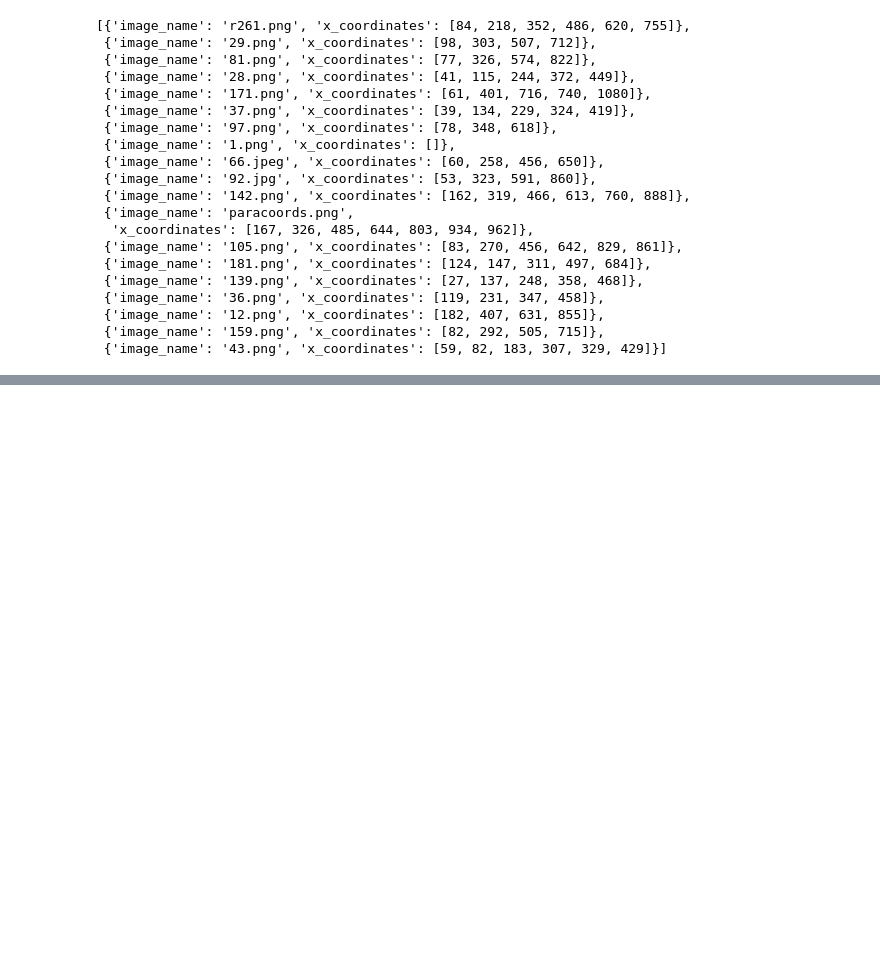
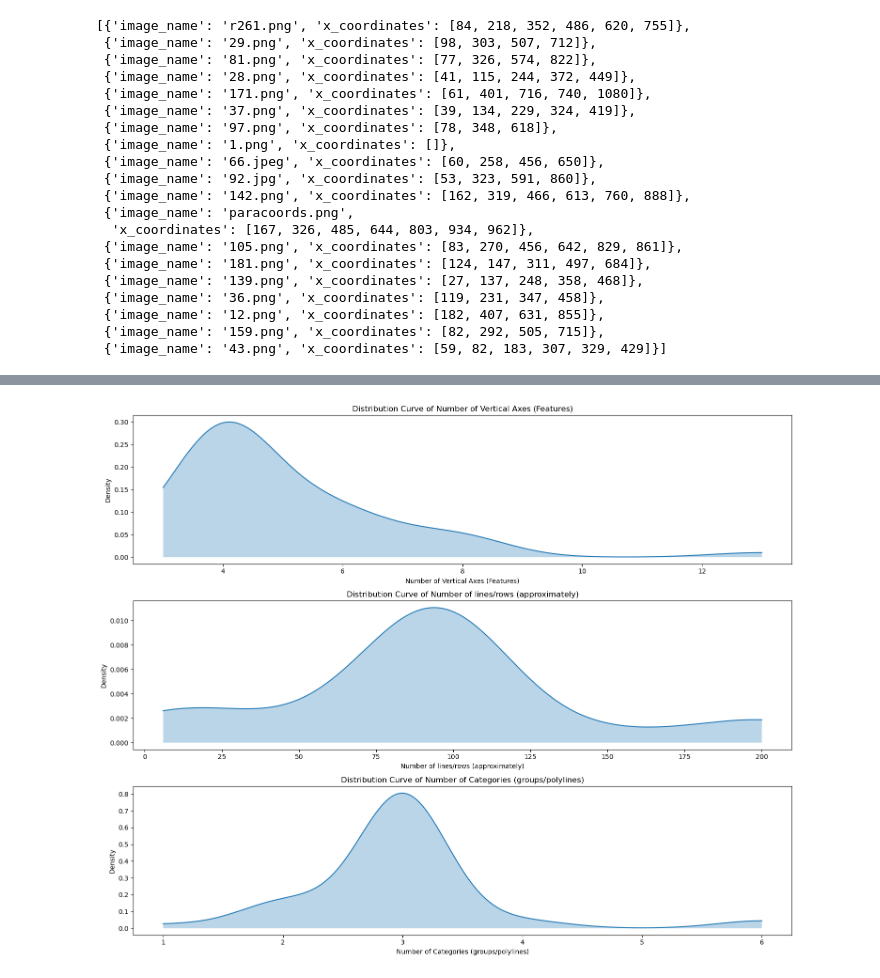
Before and after one commit to poonam2308/PaCoNet, a Jupyter notebook: notebooks/Untitled1.ipynb, the cells around one changed output, grey strips where cells are left out. Cells and saved outputs as stored; diff of their text form; code cells hidden in the pictures; blank space fills up the shorter version.

```diff
--- a/notebooks/Untitled1.ipynb
+++ b/notebooks/Untitled1.ipynb
@@ -226,0 +286,45 @@ libpng warning: iCCP: profile 'icc': 0h: PCS illuminant is not D50
+# %%
+# Re-import everything necessary due to kernel reset
+import pandas as pd
+import matplotlib.pyplot as plt
+from scipy.stats import gaussian_kde
+import numpy as np
+
+# Load and prepare the Excel file
+excel_path = "real_world_data_information.xlsx"
+df_info = pd.read_excel(excel_path, sheet_name="Sheet1")
+df_info.columns = [col.strip().replace('\n', ' ') for col in df_info.columns]
+
+# List of target numeric attributes
+attributes_to_plot = [
+    "Number of Vertical Axes (Features)",
+    "Number of lines/rows (approximately)",
+    "Number of Categories (groups/polylines)"
+]
+
+# Convert to numeric and drop NaNs
+for attr in attributes_to_plot:
+    df_info[attr] = pd.to_numeric(df_info[attr], errors='coerce')
+
+df_clean = df_info[attributes_to_plot].dropna().astype(float)
+
+# KDE plots using scipy
+plt.figure(figsize=(15, 12))
+for i, attr in enumerate(attributes_to_plot, 1):
+    plt.subplot(3, 1, i)
+    data = df_clean[attr].values
+
+    kde = gaussian_kde(data)
+    x_range = np.linspace(data.min(), data.max(), 1000)
+    y_kde = kde(x_range)
+
+    plt.plot(x_range, y_kde)
+    plt.fill_between(x_range, y_kde, alpha=0.3)
+    plt.title(f"Distribution Curve of {attr}")
+    plt.xlabel(attr)
+    plt.ylabel("Density")
+
+plt.tight_layout()
+plt.show()
+# %% [output]
+[figure, added]
```
Also changed, not shown: parts of 5 cells of this notebook, 22 other files.
